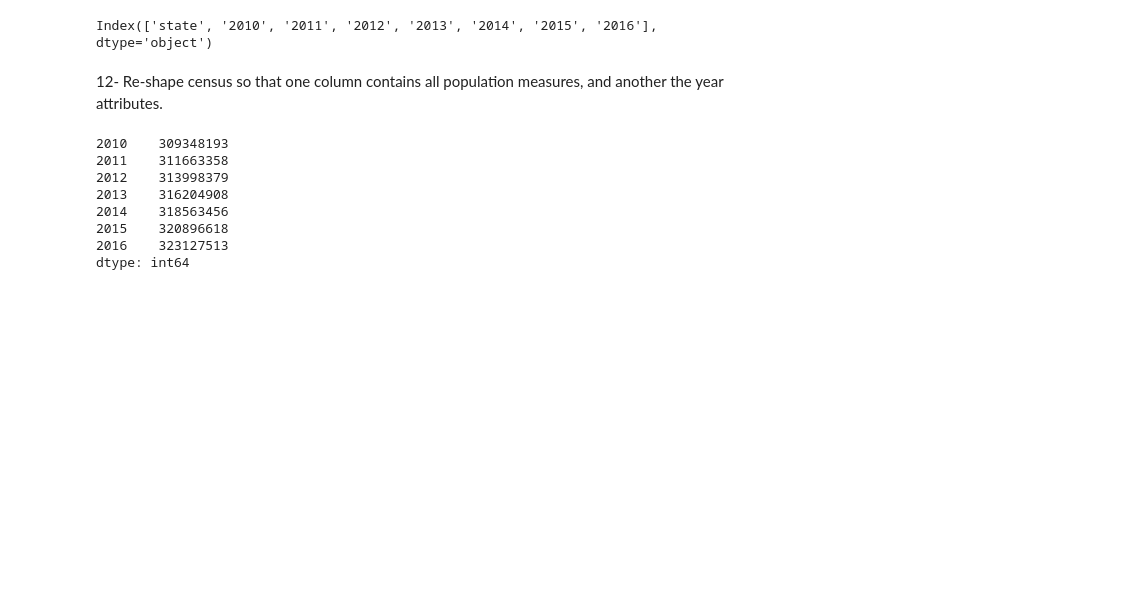
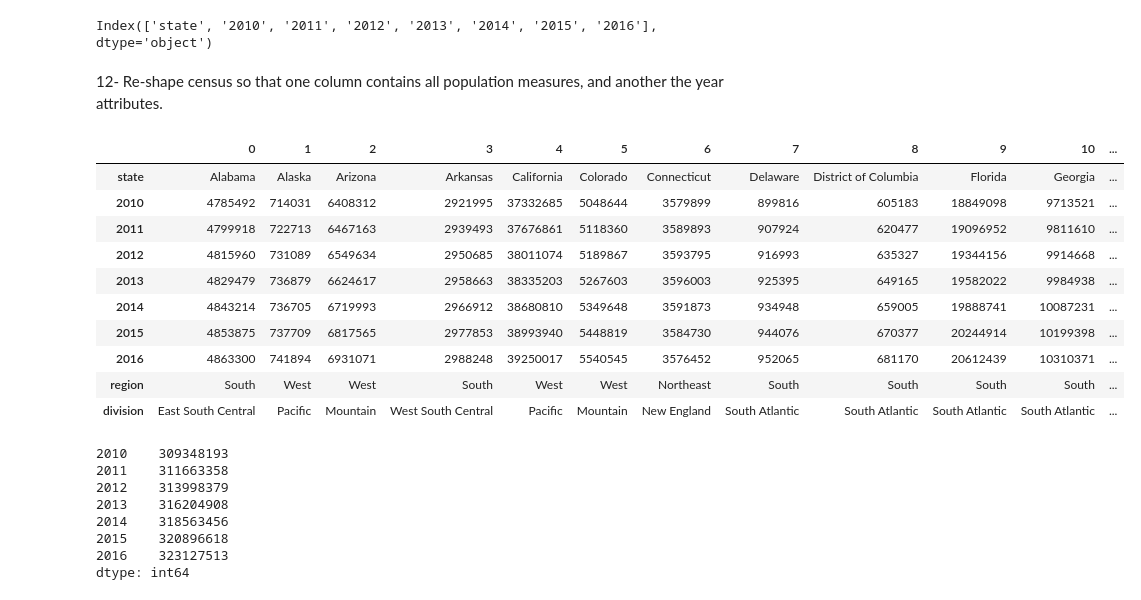
Before and after one commit to LingjieHe/DS_Bootcamp_assignment, a Jupyter notebook: 2_introduction_to_Python/Pandas_Assignment.ipynb, the cells around one changed output. Saved outputs shown, nothing was run; the diff lists cells and outputs as text; code cells hidden in the pictures; blank space fills up the shorter version.

```diff
--- a/2_introduction_to_Python/Pandas_Assignment.ipynb
+++ b/2_introduction_to_Python/Pandas_Assignment.ipynb
@@ -243,8 +312,25 @@ census_divi = pd.read_csv(
 state_popu.columns
 # %% [output]
 Index(['state', '2010', '2011', '2012', '2013', '2014', '2015', '2016'], dtype='object')
+# %%
+census = state_popu.merge(census_divi, how='outer', on='state')
 # %% [markdown]
 12- Re-shape census so that one column contains all population measures, and another the year attributes.
+# %%
+census_transpose = census.transpose()
+display(census_transpose)
+# %% [output]
+|  | 0 | 1 | 2 | 3 | 4 | 5 | 6 | 7 | 8 | 9 | 10 | ... |
+| state | Alabama | Alaska | Arizona | Arkansas | California | Colorado | Connecticut | Delaware | District of Columbia | Florida | Georgia | ... |
+| 2010 | 4785492 | 714031 | 6408312 | 2921995 | 37332685 | 5048644 | 3579899 | 899816 | 605183 | 18849098 | 9713521 | ... |
+| 2011 | 4799918 | 722713 | 6467163 | 2939493 | 37676861 | 5118360 | 3589893 | 907924 | 620477 | 19096952 | 9811610 | ... |
+| 2012 | 4815960 | 731089 | 6549634 | 2950685 | 38011074 | 5189867 | 3593795 | 916993 | 635327 | 19344156 | 9914668 | ... |
+| 2013 | 4829479 | 736879 | 6624617 | 2958663 | 38335203 | 5267603 | 3596003 | 925395 | 649165 | 19582022 | 9984938 | ... |
+| 2014 | 4843214 | 736705 | 6719993 | 2966912 | 38680810 | 5349648 | 3591873 | 934948 | 659005 | 19888741 | 10087231 | ... |
+| 2015 | 4853875 | 737709 | 6817565 | 2977853 | 38993940 | 5448819 | 3584730 | 944076 | 670377 | 20244914 | 10199398 | ... |
+| 2016 | 4863300 | 741894 | 6931071 | 2988248 | 39250017 | 5540545 | 3576452 | 952065 | 681170 | 20612439 | 10310371 | ... |
+| region | South | West | West | South | West | West | Northeast | South | South | South | South | ... |
+| division | East South Central | Pacific | Mountain | West South Central | Pacific | Mountain | New England | South Atlantic | South Atlantic | South Atlantic | South Atlantic | ... |
 # %%
 census.select_dtypes(exclude='O').sum(axis=0)
 # %% [output]
```
Also changed, not shown: parts of 15 cells of this notebook, 1 other file.
